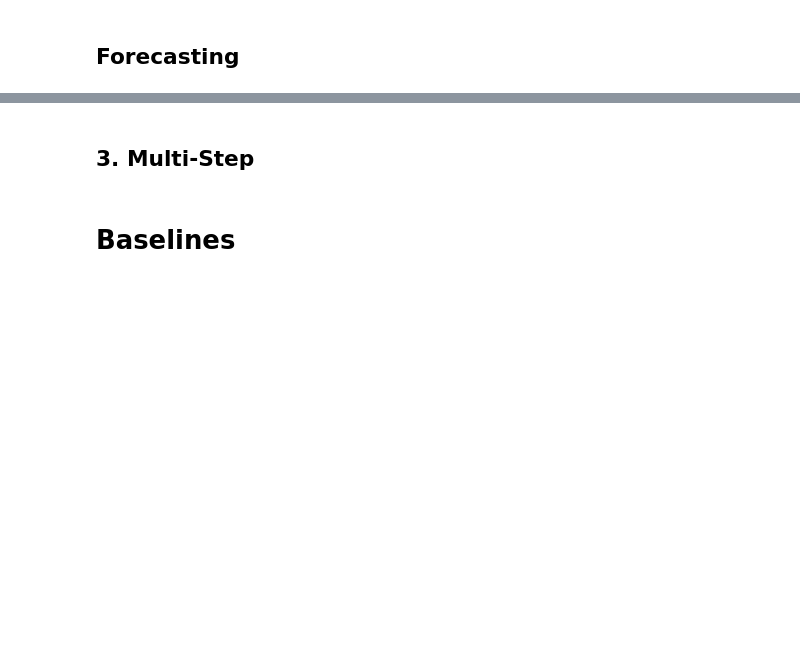
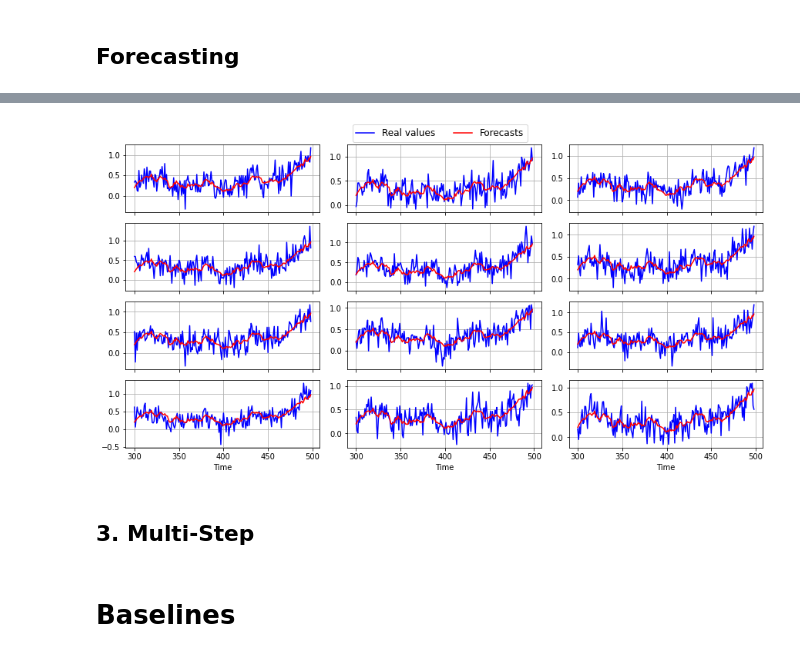
Before and after one commit to isVy08/ESTF, a Jupyter notebook: viz.ipynb, the cells around one changed output, grey strips where cells are left out. Drawn from its saved outputs; the diff is of its cells as text; code cells hidden in the pictures; blank space fills up the shorter version.

```diff
--- a/viz.ipynb
+++ b/viz.ipynb
@@ -245,6 +254,8 @@ plt.grid()
 # %%
-plot_forecast(actual, forecast, 4, 3, 300, 499, (12,6), 'viz/nst_sim/forecast.pdf')
-# plot_forecast(actual, forecast, 4, 3, 300, 499, (12,6), None)
+# plot_forecast(actual, forecast, 4, 3, 300, 499, (12,6), 'viz/nst_sim/forecast.pdf')
+plot_forecast(actual, forecast, 4, 3, 300, 499, (12,6), None)
+# %% [output]
+[figure, added]
 # %% [markdown]
 ## 3. Multi-Step
 # %%
```
Also changed, not shown: parts of 15 cells of this notebook, 5 other files.
